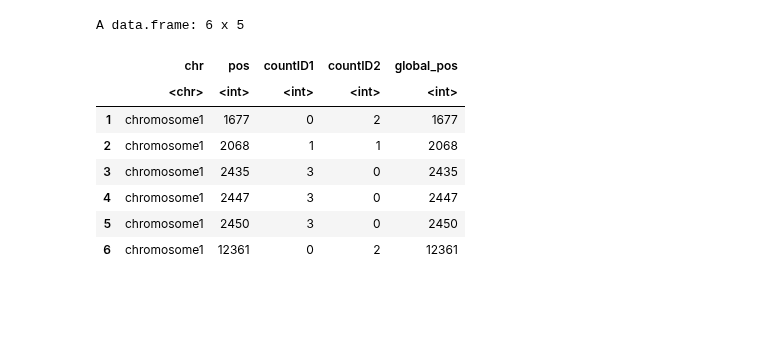
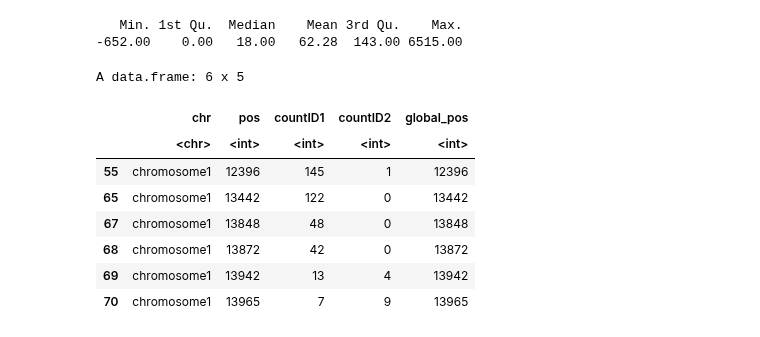
Before and after one commit to jnrunge/TRD, a Jupyter notebook: 02_TRD/01_getTRDs.ipynb, the cells around one changed output. Saved outputs shown, nothing was run; the diff lists cells and outputs as text; code cells hidden in the pictures; blank space fills up the shorter version.

Commit message:
first sequencing work

```diff
--- a/02_TRD/01_getTRDs.ipynb
+++ b/02_TRD/01_getTRDs.ipynb
@@ -23,2 +10,5 @@ The following objects are masked from 'package:base':
 # %%
-i=1
+i=2
+# %%
+sample=getFirst_v2(basename(files[i]), split=".")
+sample
@@ -24,0 +17,13 @@ i=1
+# %%
+SameAllele=function(x){
+    # bcftools does not let me compare GTs between samples, so here I am finding the few instances where my loci filter does not work (when both are 2/2 I think)
+    a1=substr(OHLoci$V5[x],1,1)
+    a2=substr(OHLoci$V6[x],1,1)
+
+    return(a1==a2)
+}
+# %%
+OHLoci=fread(paste0("~/data/TRD/Oppo-Homo-Pos/",sample,".ohloci.gz"))
+OHLoci=OHLoci[!unlist(lapply(1:nrow(OHLoci), SameAllele)),]
+head(OHLoci)
+nrow(OHLoci)
@@ -25,22 +41,26 @@ i=1
 # %%
 data=fread(files[i])
+summary(data$countID1-data$countID2)
+data=subset(data, paste(chr,pos) %in% paste(OHLoci$V1,OHLoci$V2)) # to implement the fix above but also in case OHLoci has been made stricter since last mpilup
 chrs=summarise(group_by(data, chr),maxPos=max(pos))
 
 data$global_pos=data$pos
 for(c in 2:length(unique(data$chr))){
     chr=unique(data$chr)[c]
     data$global_pos[data$chr==chr]=data$pos[data$chr==chr]+sum(chrs$maxPos[chrs$chr%in%unique(data$chr)[1:(c-1)]])
 }
 head(data)
 # %% [output]
-A data.frame: 6 x 5
+   Min. 1st Qu.  Median    Mean 3rd Qu.    Max.
+-652.00    0.00   18.00   62.28  143.00 6515.00
+A data.frame: 6 x 5
 |  | chr | pos | countID1 | countID2 | global_pos |
 |  | <chr> | <int> | <int> | <int> | <int> |
-| 1 | chromosome1 | 1677 | 0 | 2 | 1677 |
-| 2 | chromosome1 | 2068 | 1 | 1 | 2068 |
-| 3 | chromosome1 | 2435 | 3 | 0 | 2435 |
-| 4 | chromosome1 | 2447 | 3 | 0 | 2447 |
-| 5 | chromosome1 | 2450 | 3 | 0 | 2450 |
-| 6 | chromosome1 | 12361 | 0 | 2 | 12361 |
+| 55 | chromosome1 | 12396 | 145 | 1 | 12396 |
+| 65 | chromosome1 | 13442 | 122 | 0 | 13442 |
+| 67 | chromosome1 | 13848 | 48 | 0 | 13848 |
+| 68 | chromosome1 | 13872 | 42 | 0 | 13872 |
+| 69 | chromosome1 | 13942 | 13 | 4 | 13942 |
+| 70 | chromosome1 | 13965 | 7 | 9 | 13965 |
 # %%
 chrs$global_pos=cumsum(chrs$maxPos)
```
Also changed, not shown: parts of 17 cells of this notebook, 4 other files.
